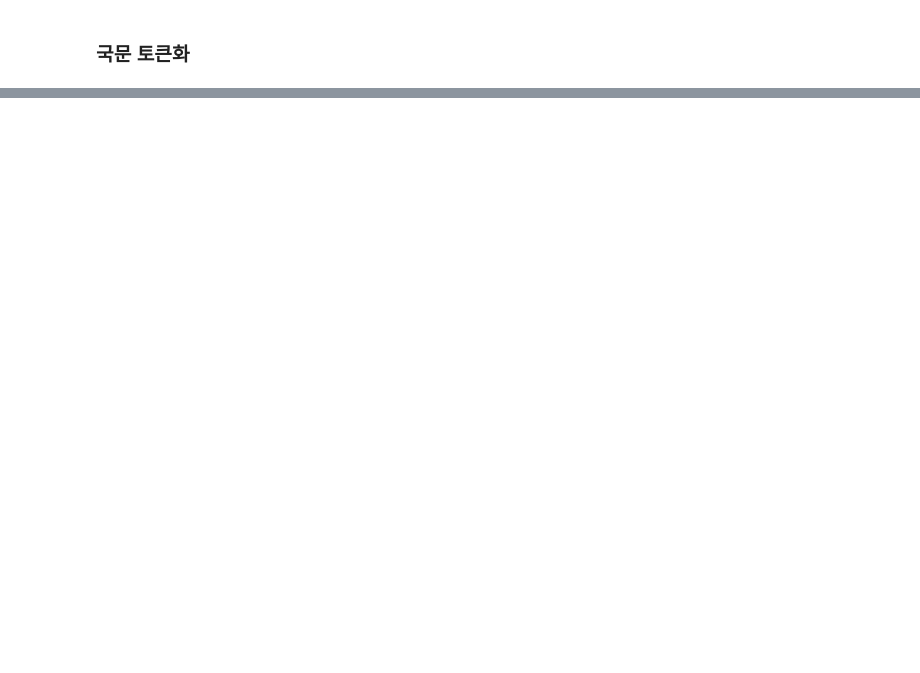
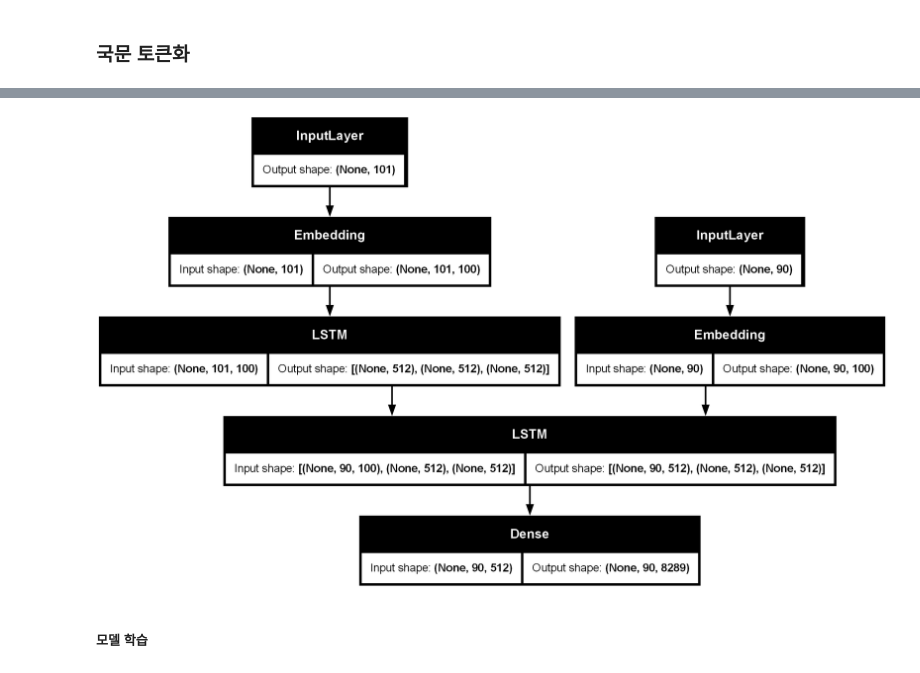
Before and after one commit to yugyeongh/encore_skn11, a Jupyter notebook: 07_nlp/07_seq2seq/01_seq2seq_translation.ipynb, the cells around one changed output, grey strips where cells are left out. Drawn from its saved outputs; the diff is of its cells as text; code cells hidden in the pictures; blank space fills up the shorter version.

```diff
--- a/07_nlp/07_seq2seq/01_seq2seq_translation.ipynb
+++ b/07_nlp/07_seq2seq/01_seq2seq_translation.ipynb
@@ -127,0 +154,2 @@ kor_tokenizer.fit_on_texts(kor_input + kor_targets) # <sos>, <eos> 포함
+# %%
+kor_max_len = max([len(seq) for seq in kor_inputs_seq])     # 패딩처리를 위해 최대 길이를 구해줌
@@ -127,0 +176,6 @@ kor_tokenizer.fit_on_texts(kor_input + kor_targets) # <sos>, <eos> 포함
+# %%
+with open('./glove.6B.100d.txt', 'r', encoding='utf-8') as f:
+    for i, vects in enumerate(f):
+        print(vects)
+        if i == 5:
+            break
@@ -127,0 +269,15 @@ kor_tokenizer.fit_on_texts(kor_input + kor_targets) # <sos>, <eos> 포함
+# %%
+from tensorflow.keras import layers, models
+
+LATENT_DIM = 512
+
+encoder_inputs = layers.Input(shape=(eng_max_len,))
+en_embedding_layer = layers.Embedding(eng_num_words + 1, EMBEDDING_DIM, weights=[en_embedding_matrix])
+
+x = en_embedding_layer(encoder_inputs)
+encoder_outputs, h, c = layers.LSTM(LATENT_DIM, return_state=True)(x)
+encoder_states = [h,c]
+
+encoder_model = models.Model(inputs=encoder_inputs, outputs=encoder_states)
+
+encoder_model.summary()
@@ -127,0 +301,16 @@ kor_tokenizer.fit_on_texts(kor_input + kor_targets) # <sos>, <eos> 포함
+# %%
+decoder_inputs = layers.Input(shape=(kor_max_len,))
+ko_embedding_layer = layers.Embedding(kor_num_words+1, EMBEDDING_DIM)
+x = ko_embedding_layer(decoder_inputs)
+decoder_lstm = layers.LSTM(LATENT_DIM, return_sequences=True, return_state=True)
+x,h,c = decoder_lstm(x, initial_state=encoder_states)
+
+decoder_dense = layers.Dense(kor_num_words+1, activation='softmax')
+decoder_outputs = decoder_dense(x)
+
+decoder_teacher_forcing_model = models.Model(
+    inputs = [encoder_inputs, decoder_inputs],
+    outputs = decoder_outputs
+)
+
+decoder_teacher_forcing_model.summary()
@@ -127,0 +339,9 @@ kor_tokenizer.fit_on_texts(kor_input + kor_targets) # <sos>, <eos> 포함
+# %%
+# teacher-forcing model 시각화
+from tensorflow.keras.utils import plot_model
+
+plot_model(decoder_teacher_forcing_model, show_shapes=True)
+# %% [output]
+[figure, added]
+# %% [markdown]
+##### 모델 학습
```
Also changed, not shown: parts of 30 cells of this notebook, 3 other files.
